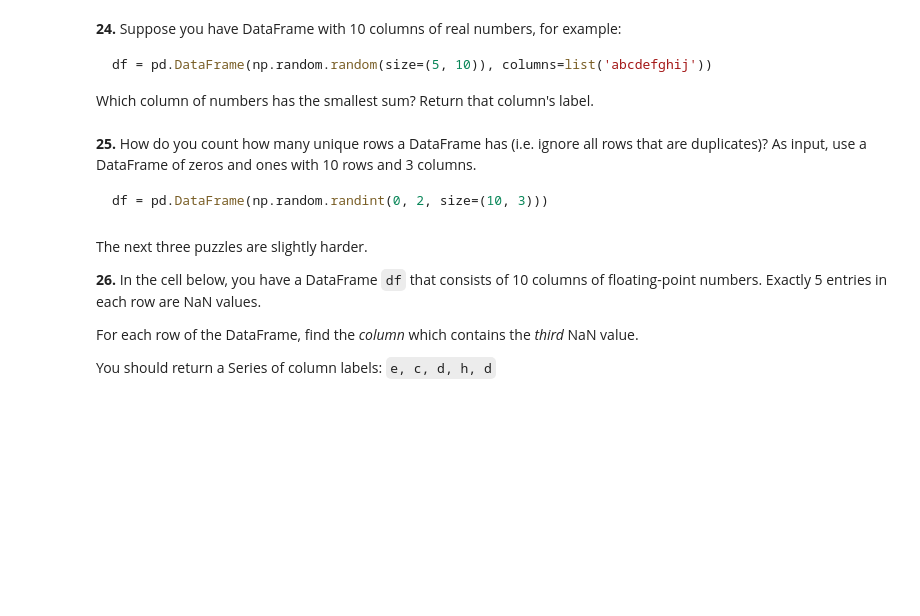
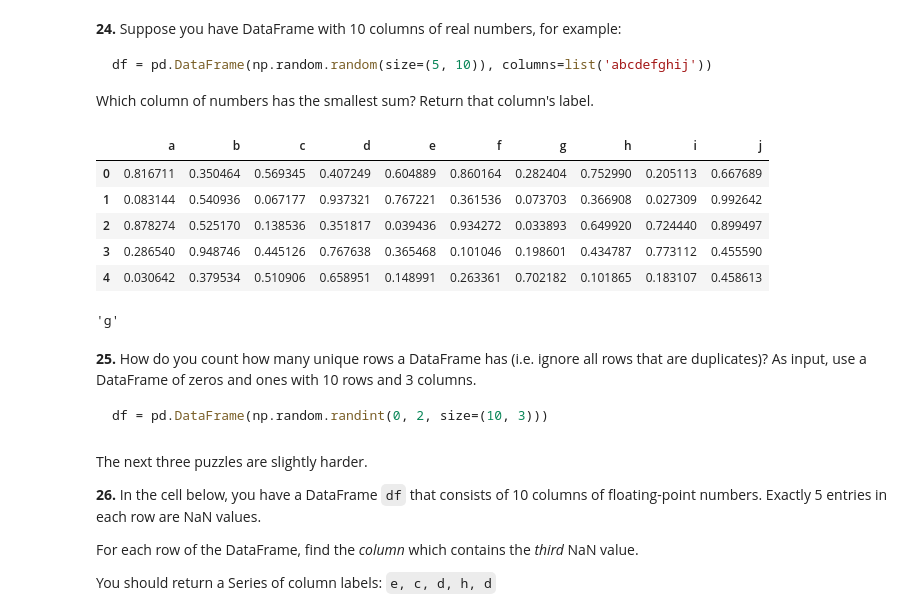
Before and after one commit to Guido27/100-pandas-puzzles, a Jupyter notebook: 100-pandas-puzzles.ipynb, the cells around one changed output. Saved outputs shown, nothing was run; the diff lists cells and outputs as text; code cells hidden in the pictures; blank space fills up the shorter version.

````diff
--- a/100-pandas-puzzles.ipynb
+++ b/100-pandas-puzzles.ipynb
@@ -368,6 +403,20 @@ how do you subtract the row mean from each element in the row?
 df = pd.DataFrame(np.random.random(size=(5, 10)), columns=list('abcdefghij'))
 ```
 Which column of numbers has the smallest sum?  Return that column's label.
+# %%
+df = pd.DataFrame(np.random.random(size=(5, 10)), columns=list('abcdefghij'))
+df
+# %% [output]
+|  | a | b | c | d | e | f | g | h | i | j |
+| 0 | 0.816711 | 0.350464 | 0.569345 | 0.407249 | 0.604889 | 0.860164 | 0.282404 | 0.752990 | 0.205113 | 0.667689 |
+| 1 | 0.083144 | 0.540936 | 0.067177 | 0.937321 | 0.767221 | 0.361536 | 0.073703 | 0.366908 | 0.027309 | 0.992642 |
+| 2 | 0.878274 | 0.525170 | 0.138536 | 0.351817 | 0.039436 | 0.934272 | 0.033893 | 0.649920 | 0.724440 | 0.899497 |
+| 3 | 0.286540 | 0.948746 | 0.445126 | 0.767638 | 0.365468 | 0.101046 | 0.198601 | 0.434787 | 0.773112 | 0.455590 |
+| 4 | 0.030642 | 0.379534 | 0.510906 | 0.658951 | 0.148991 | 0.263361 | 0.702182 | 0.101865 | 0.183107 | 0.458613 |
+# %%
+df.sum(axis=0).idxmin()
+# %% [output]
+'g'
 # %% [markdown]
 **25.** How do you count how many unique rows a DataFrame has (i.e. ignore all rows that are duplicates)? As input, use a DataFrame of zeros and ones with 10 rows and 3 columns.
 
````
Also changed, not shown: parts of 3 cells of this notebook.
